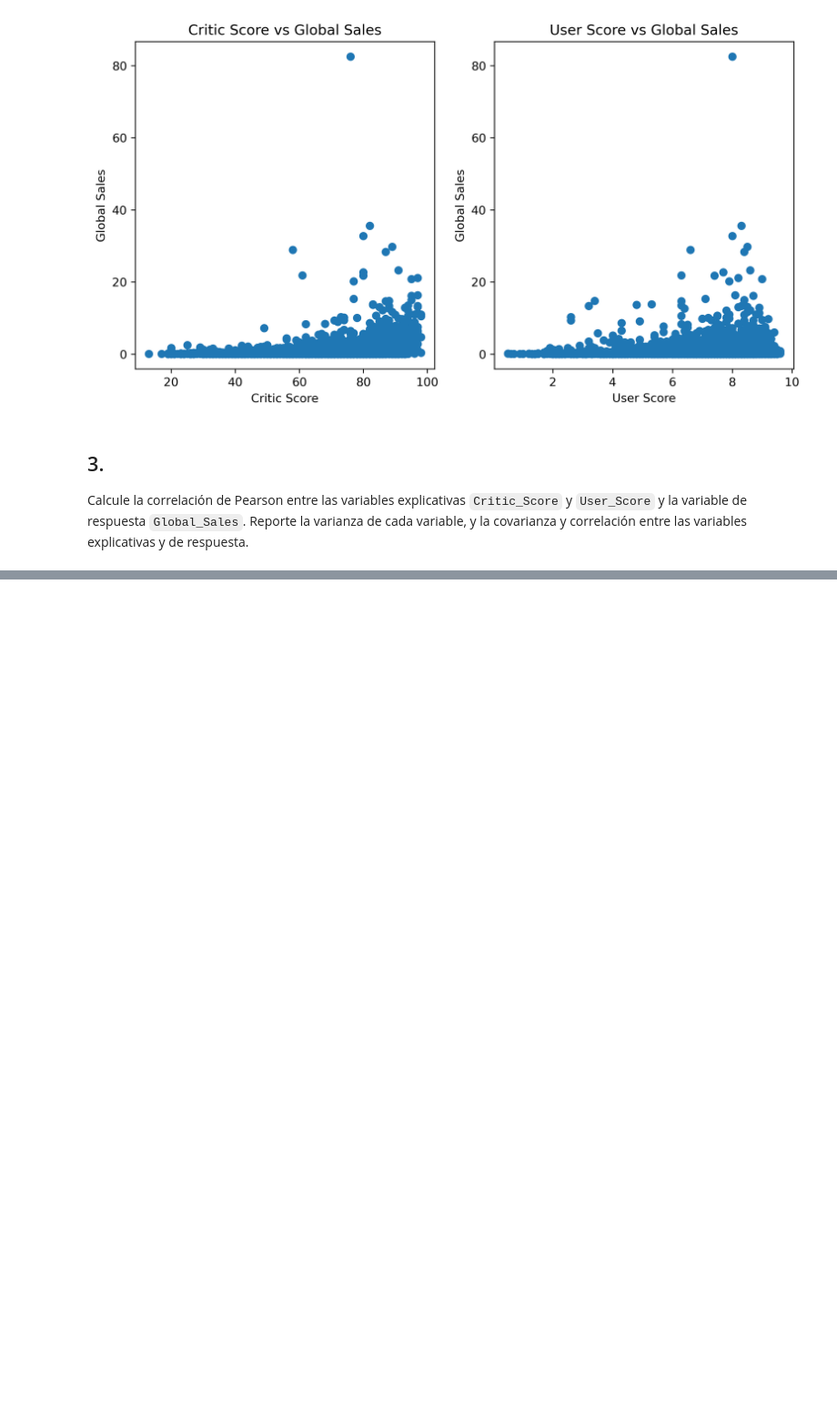
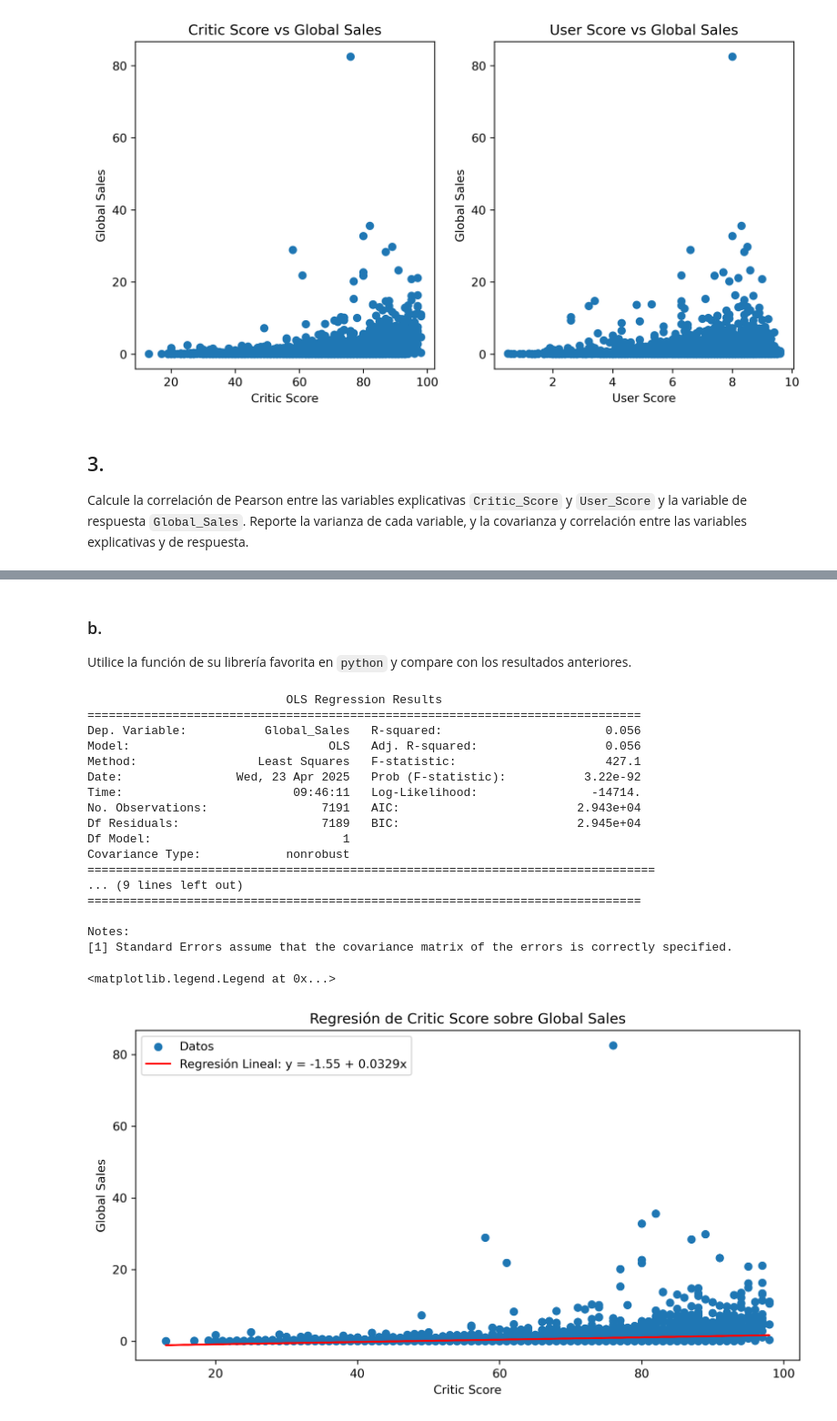
Before and after one commit to SysBioengLab/IIQ3402-Statistical-Design, a Jupyter notebook: Ayudantias/Ayudantia6_IntroModelosDeRegresion.ipynb, the cells around one changed output, grey strips where cells are left out. Shown at 91% size. Drawn from its saved outputs; the diff is of its cells as text; code cells hidden in the pictures; blank space fills up the shorter version.

```diff
--- a/Ayudantias/Ayudantia6_IntroModelosDeRegresion.ipynb
+++ b/Ayudantias/Ayudantia6_IntroModelosDeRegresion.ipynb
@@ -142,0 +391,49 @@ covar
+# %% [markdown]
+### b.
+
+Utilice la función de su librería favorita en `python` y compare con los resultados anteriores.
+# %%
+import statsmodels.api as sm
+
+# Definir la variable dependiente y la independiente
+y = variables['Global_Sales']
+x = variables[['Critic_Score']]
+# Agregar una constante a la variable independiente
+x = sm.add_constant(x)
+# Crear el modelo de regresión
+model = sm.OLS(y, x).fit()
+
+print(model.summary())
+
+beta_0, beta_1 = model.params
+
+# Predicción
+y_hat = beta_0 + beta_1 * variables['Critic_Score']
+
+fig, ax = plt.subplots(figsize=(10, 5), dpi=300)
+ax.scatter(variables['Critic_Score'], variables['Global_Sales'], label='Datos')
+ax.plot(variables['Critic_Score'], y_hat, color='red', label=f'Regresión Lineal: y = {beta_0:.2f} + {beta_1:.4f}x')
+ax.set_xlabel('Critic Score')
+ax.set_ylabel('Global Sales')
+ax.set_title('Regresión de Critic Score sobre Global Sales')
+ax.legend()
+# %% [output]
+                            OLS Regression Results
+==============================================================================
+Dep. Variable:           Global_Sales   R-squared:                       0.056
+Model:                            OLS   Adj. R-squared:                  0.056
+Method:                 Least Squares   F-statistic:                     427.1
+Date:                Wed, 23 Apr 2025   Prob (F-statistic):           3.22e-92
+Time:                        09:46:11   Log-Likelihood:                -14714.
+No. Observations:                7191   AIC:                         2.943e+04
+Df Residuals:                    7189   BIC:                         2.945e+04
+Df Model:                           1
+Covariance Type:            nonrobust
+================================================================================
+... (9 lines left out)
+==============================================================================
+
+Notes:
+[1] Standard Errors assume that the covariance matrix of the errors is correctly specified.
+<matplotlib.legend.Legend at 0x...>
+[figure, added]
```
Also changed, not shown: parts of 36 cells of this notebook, 1 other file.
